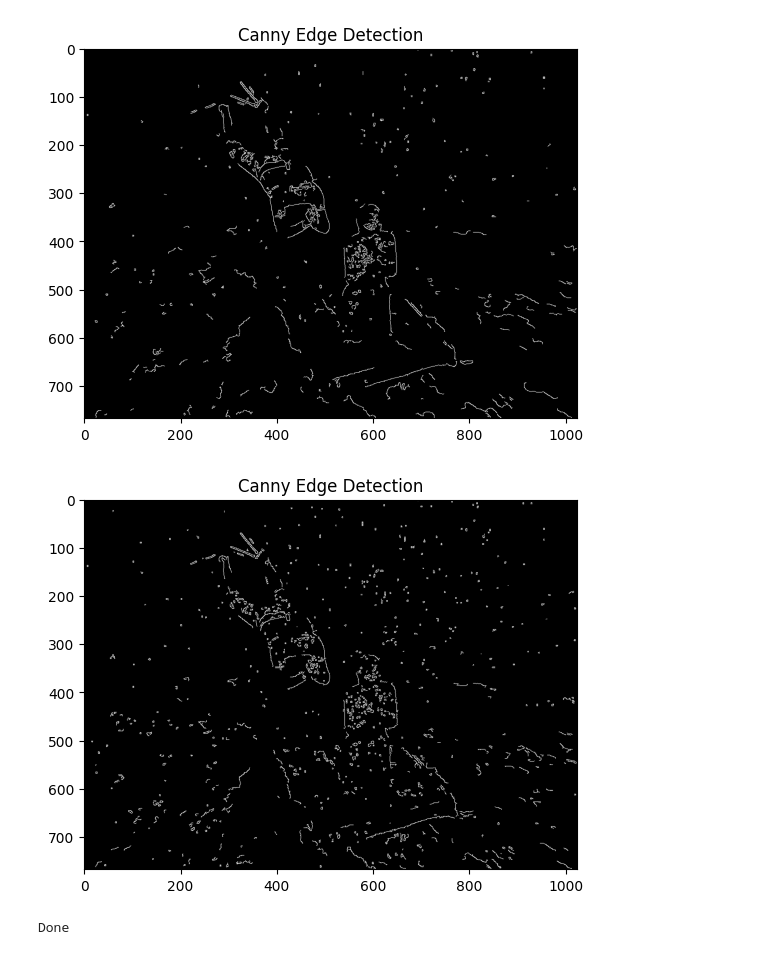
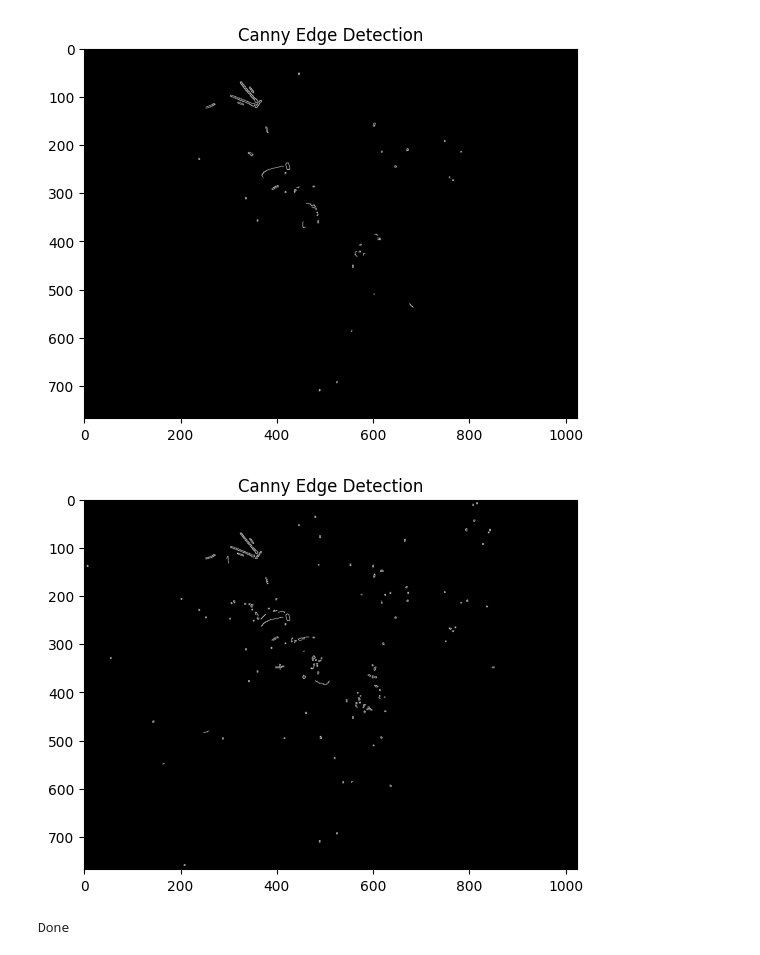
Before and after one commit to Dan-1998/digital_image_processing, a Jupyter notebook: Final_Project_MultiscaleFusion(1).ipynb, the cells around one changed output. Cells and saved outputs as stored; diff of their text form; code cells hidden in the pictures.

```diff
--- a/Final_Project_MultiscaleFusion(1).ipynb
+++ b/Final_Project_MultiscaleFusion(1).ipynb
@@ -12,10 +12,10 @@ def write_image(img_path, img):
     cv2.imwrite(img_path, img)
 
 def normalize(pixel):
-    return np.float32(pixel) / 255
+    return np.float32(pixel) / np.max([np.max(pixel), 255]) if np.max(pixel) > 0 else np.float32(pixel)
 
 def unnormalize(pixel):
-    return np.uint8(pixel * 255)
+    return np.uint8(pixel * 255) if np.max(pixel) <= 1 else np.uint8(pixel/np.max(pixel) * 255)
 
 def convert(image):
     return cv2.cvtColor(image, cv2.COLOR_BGR2RGB)
@@ -61,15 +61,16 @@ def white_balanced_image(img, alpha=1, compensate_blue_channel=False):
     """
     if len(img.shape) < 3:
         raise ValueError("Color image expected, received grayscale image")
+    img = normalize(img)
     mean_red = np.mean(img[:, :, 2])
     mean_green = np.mean(img[:, :, 1])
     mean_blue = np.mean(img[:, :, 0]) if compensate_blue_channel else None
     for i in range(img.shape[0]):
         for j in range(img.shape[1]):
-            img[i][j][2] = unnormalize(normalize(img[i][j][2]) + alpha * (normalize(mean_green) - normalize(mean_red)) * (1 - normalize(img[i][j][2])) * normalize(img[i][j][1]))
+            img[i][j][2] = img[i][j][2] + alpha * (mean_green - mean_red) * (1 - img[i][j][2]) * img[i][j][1]
             if compensate_blue_channel:
-                img[i][j][0] = unnormalize(normalize(img[i][j][0]) + alpha * (normalize(mean_green) - normalize(mean_blue)) * (1 - normalize(img[i][j][0])) * normalize(img[i][j][1]))
-    return img
+                img[i][j][0] = img[i][j][0] + alpha * (mean_green - mean_blue) * (1 - img[i][j][0]) * img[i][j][1]
+    return unnormalize(img)
 
 def normalized_unsharp_masking(img, kernel_size=7):
     b, g, r = cv2.split(img)
@@ -86,6 +87,7 @@ def gamma_correction(img, gamma_factor=1.2):
     return np.uint8((img/255)**gamma_factor * 255)
 
 def laplacian_contrast_weight(img):
+    print(np.unique_counts(cv2.convertScaleAbs(cv2.Laplacian(cv2.cvtColor(img, cv2.COLOR_BGR2GRAY), cv2.CV_64F))))
     return cv2.convertScaleAbs(cv2.Laplacian(cv2.cvtColor(img, cv2.COLOR_BGR2GRAY), cv2.CV_64F))
 
 def saliency_weight(img):
@@ -202,10 +204,10 @@ def underwater_image_enhancement(img, title, compensate_blue_channel, gamma_fact
     # write_image(f"{title}_grayscale_sharpened.jpg", grayscale_sharpened)
 
     laplacian_contrast_weight_gamma_corrected = laplacian_contrast_weight(img_gamma_corrected)#grayscale_gamma_corrected)
-    write_image(f"{title}_laplacian_contrast_gamma_corrected.jpg", unnormalize(laplacian_contrast_weight_gamma_corrected))
+    write_image(f"{title}_laplacian_contrast_gamma_corrected.jpg", laplacian_contrast_weight_gamma_corrected)
 
     laplacian_contrast_weight_sharpened = laplacian_contrast_weight(img_sharpened)#grayscale_sharpened)
-    write_image(f"{title}_laplacian_contrast_sharpened.jpg", unnormalize(laplacian_contrast_weight_sharpened))
+    write_image(f"{title}_laplacian_contrast_sharpened.jpg", laplacian_contrast_weight_sharpened)
 
     saliency_weight_gamma_corrected = saliency_weight(img_gamma_corrected)
     write_image(f"{title}_saliency_weight_gamma_corrected.jpg", saliency_weight_gamma_corrected)
@@ -237,7 +239,7 @@ def average_cie76(img1, img2):
 
 def canny_edge_detection(img, title):
     gray = cv2.cvtColor(img, cv2.COLOR_BGR2GRAY)
-    edges = cv2.Canny(gray, threshold1=50, threshold2=100)
+    edges = cv2.Canny(gray, threshold1=100, threshold2=200)
     plt.imshow(edges, cmap='gray')
     plt.title('Canny Edge Detection')
     plt.show()
@@ -286,9 +324,9 @@ output/two/two_original.jpg: Percent Improvement: 3.35243978569282%
 (384, 512, 3) (768, 1024, 3)
 output/budda/budda_original.png: Average CIE76/Delta E between original and result: 16375.913440171818
 output/budda/budda_original.png: Average CIE76/Delta E between correct and result: 13973.337360845475
 output/budda/budda_original.png: Percent Improvement: 14.67140192273229%
-[figure, old version]
+[figure, new version]
-[figure, old version]
+[figure, new version]
 Done
 # %%
 # # Load the image
```
Also changed, not shown: parts of 2 cells of this notebook, 18 other files.
